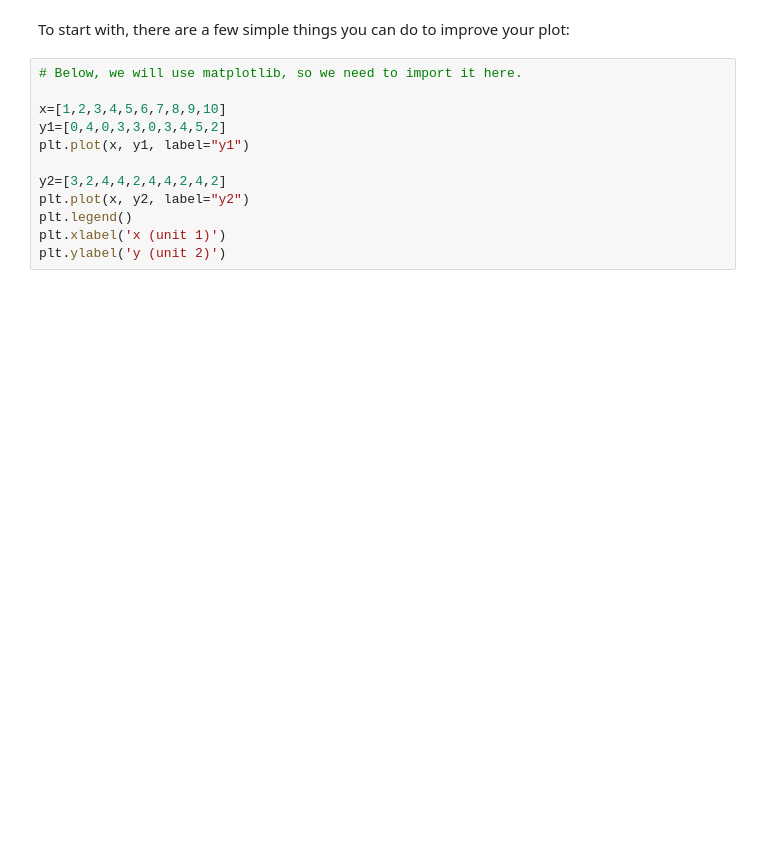
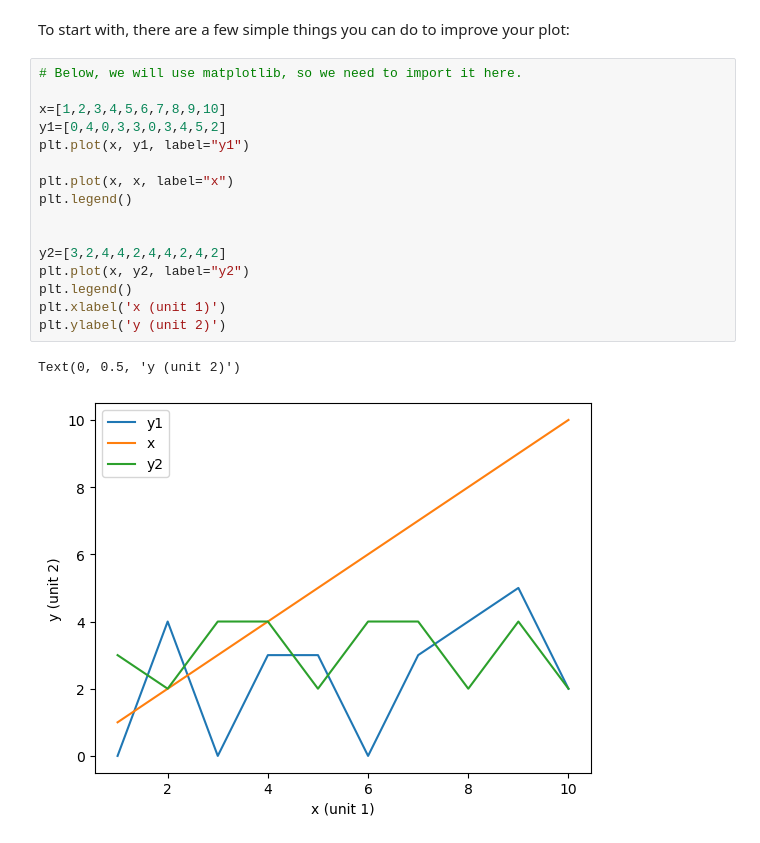
Before and after one commit to strawlab/pm21-tiger, a Jupyter notebook: lectures/lecture-03/flow control.ipynb, the cells around one changed output. Cells and saved outputs as stored; diff of their text form; blank space fills up the shorter version.

```diff
--- a/lectures/lecture-03/flow control.ipynb
+++ b/lectures/lecture-03/flow control.ipynb
@@ -426,12 +700,19 @@ To start with, there are a few simple things you can do to improve your plot:
 # %%
 # Below, we will use matplotlib, so we need to import it here.
 
 x=[1,2,3,4,5,6,7,8,9,10]
 y1=[0,4,0,3,3,0,3,4,5,2]
 plt.plot(x, y1, label="y1")
 
+plt.plot(x, x, label="x")
+plt.legend()
+
+
 y2=[3,2,4,4,2,4,4,2,4,2]
 plt.plot(x, y2, label="y2")
 plt.legend()
 plt.xlabel('x (unit 1)')
 plt.ylabel('y (unit 2)')
+# %% [output]
+Text(0, 0.5, 'y (unit 2)')
+[figure, added]
```
Also changed, not shown: parts of 72 cells of this notebook.
